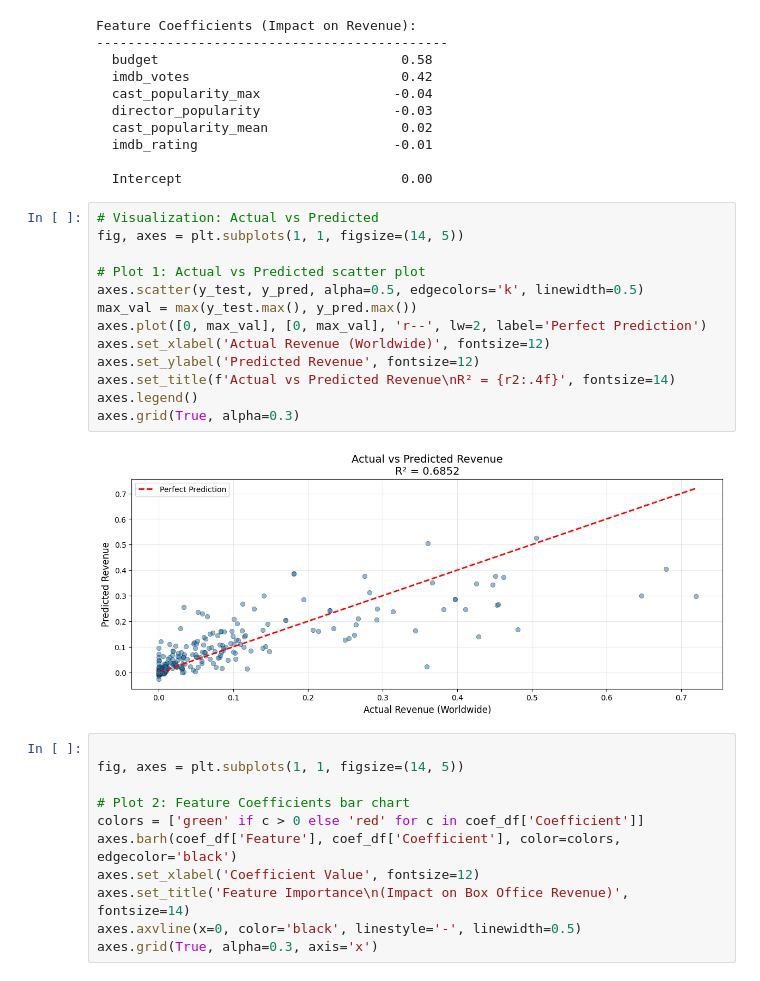
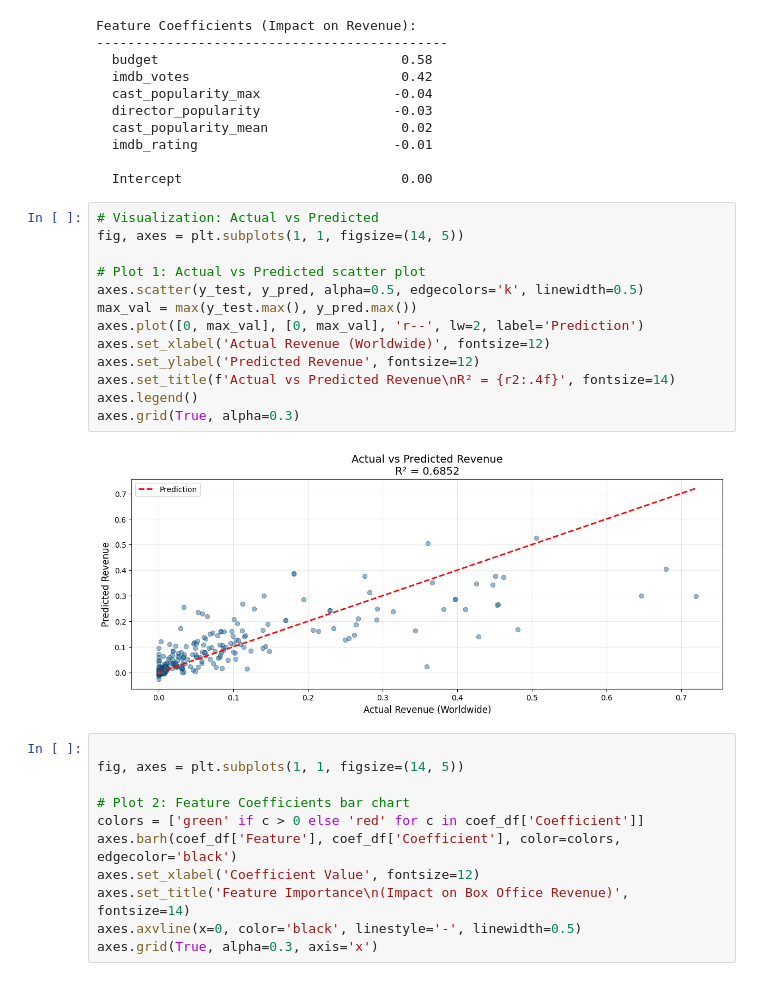
Before and after one commit to Darth-218/entertainment-analysis, a Jupyter notebook: notebooks/05-regression.ipynb, the cells around one changed output. Cells and saved outputs as stored; diff of their text form.

```diff
--- a/notebooks/05-regression.ipynb
+++ b/notebooks/05-regression.ipynb
@@ -114,18 +114,18 @@ Feature Coefficients (Impact on Revenue):
 # %%
 # Visualization: Actual vs Predicted
 fig, axes = plt.subplots(1, 1, figsize=(14, 5))
 
 # Plot 1: Actual vs Predicted scatter plot
 axes.scatter(y_test, y_pred, alpha=0.5, edgecolors='k', linewidth=0.5)
 max_val = max(y_test.max(), y_pred.max())
-axes.plot([0, max_val], [0, max_val], 'r--', lw=2, label='Perfect Prediction')
+axes.plot([0, max_val], [0, max_val], 'r--', lw=2, label='Prediction')
 axes.set_xlabel('Actual Revenue (Worldwide)', fontsize=12)
 axes.set_ylabel('Predicted Revenue', fontsize=12)
 axes.set_title(f'Actual vs Predicted Revenue\nR² = {r2:.4f}', fontsize=14)
 axes.legend()
 axes.grid(True, alpha=0.3)
 # %% [output]
-[figure, old version]
+[figure, new version]
 # %%
 
 fig, axes = plt.subplots(1, 1, figsize=(14, 5))
```
Also changed, not shown: parts of 1 cell of this notebook.
